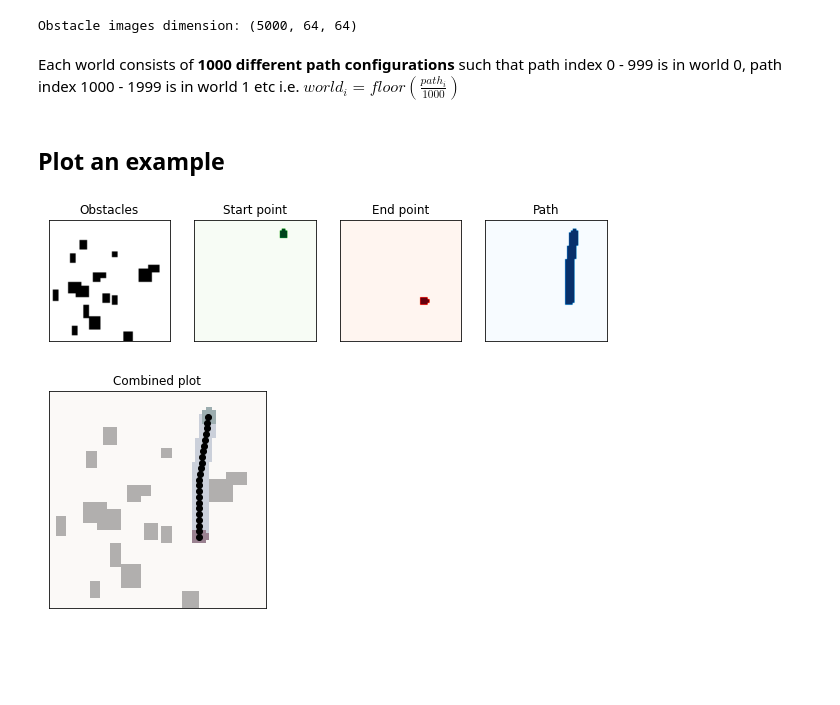
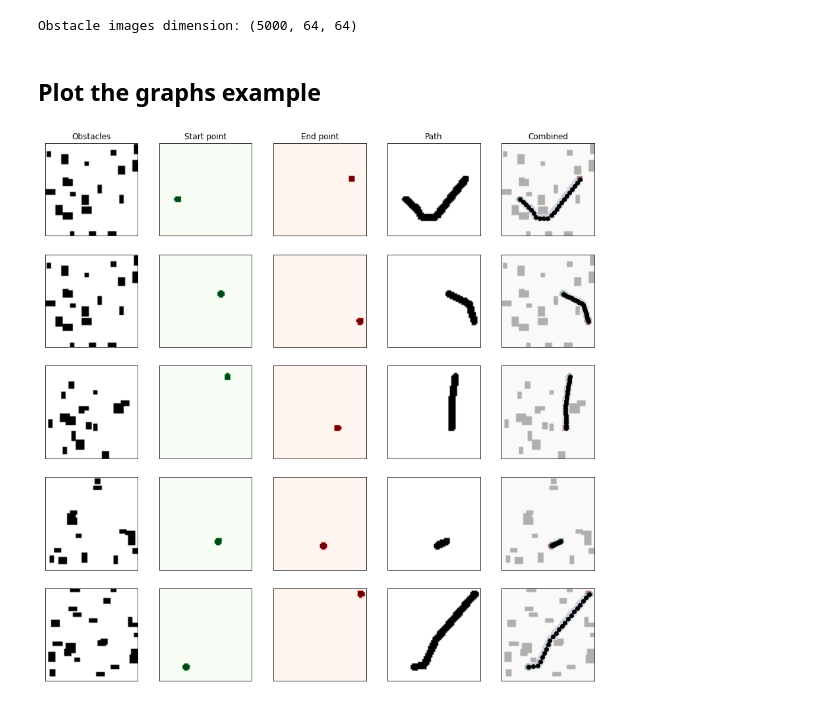
Before and after one commit to RajK853/tum-adlr-ss21-11, a Jupyter notebook: notebook/Demo_plot.ipynb, the cells around one changed output. Saved outputs shown, nothing was run; the diff lists cells and outputs as text; code cells hidden in the pictures; blank space fills up the shorter version.

```diff
--- a/notebook/Demo_plot.ipynb
+++ b/notebook/Demo_plot.ipynb
@@ -74,4 +84,2 @@ print(f"Obstacle images dimension: {obstacle_images.shape}")
 # %% [output]
 Obstacle images dimension: (5000, 64, 64)
-# %% [markdown]
-Each world consists of **1000 different path configurations** such that path index 0 - 999 is in world 0, path index 1000 - 1999 is in world 1 etc i.e. $world_i = floor(\frac{path_i}{1000})$
@@ -86,33 +86,26 @@ q_paths = q_paths.reshape(-1, n_waypoints, n_dim)
 # %% [markdown]
-## Plot an example
+## Plot the graphs example
 # %%
-path_i = np.random.choice(path_rows)
-i = np.where(path_rows==path_i)[0].item()
-world_i = path_i//n_paths_per_world
-
-_, axs = plt.subplots(nrows=1, ncols=4, figsize=(10, 10))
-axs[0].imshow(obstacle_images[world_i].T, origin='lower', extent=extent, cmap='binary')
-axs[1].imshow(start_images[i].T, origin='lower', extent=extent, cmap='Greens')
-axs[2].imshow(end_images[i].T, origin='lower', extent=extent, cmap='Reds')
-axs[3].imshow(path_images[i].T, origin='lower', extent=extent, cmap='Blues')
-# Set titles and remove x/y ticks
-for (ax, title) in zip(axs, ("Obstacles", "Start point", "End point", "Path")) :
-    ax.set_title(title)
-    ax.set_xticks([])
-    ax.set_yticks([])
+nrows = min(5, len(path_rows))             # Only plot the first N graphs
+_, axs = plt.subplots(nrows=nrows, ncols=5, figsize=(3*nrows, 15))
+for i in range(nrows):
+    world_i = path_rows[i]//n_paths_per_world
+    axs[i, 0].imshow(obstacle_images[world_i].T, origin='lower', extent=extent, cmap='binary')
+    axs[i, 1].imshow(start_images[i].T, origin='lower', extent=extent, cmap='Greens')
+    axs[i, 2].imshow(end_images[i].T, origin='lower', extent=extent, cmap='Reds')
+    axs[i, 3].imshow(path_images[i].T, origin='lower', extent=extent, cmap='binary')
+    # COmbined plot
+    axs[i, 4].imshow(obstacle_images[world_i].T, origin='lower', extent=extent, cmap='binary')
+    axs[i, 4].imshow(start_images[i].T, origin='lower', extent=extent, cmap='Greens', alpha=0.4)
+    axs[i, 4].imshow(end_images[i].T, origin='lower', extent=extent, cmap='Reds', alpha=0.4)
+    axs[i, 4].imshow(path_images[i].T, origin='lower', extent=extent, cmap='Blues', alpha=0.2)
+    axs[i, 4].plot(*q_paths[i].T, color='k', marker='o')
+    # Set titles and remove x/y ticks
+    for (ax, title) in zip(axs[i], ("Obstacles", "Start point", "End point", "Path", "Combined")) :
+        if i == 0:
+            ax.set_title(title)
+        ax.set_xticks([])
+        ax.set_yticks([])
 plt.show()
 # %% [output]
-[figure, old version]
+[figure, new version]
-# %%
-fig, ax = plt.subplots()
-ax.imshow(obstacle_images[world_i].T, origin='lower', extent=extent, cmap='binary')
-ax.imshow(start_images[i].T, origin='lower', extent=extent, cmap='Greens', alpha=0.4)
-ax.imshow(end_images[i].T, origin='lower', extent=extent, cmap='Reds', alpha=0.4)
-ax.imshow(path_images[i].T, origin='lower', extent=extent, cmap='Blues', alpha=0.2)
-ax.plot(*q_paths[i].T, color='k', marker='o')
-plt.title("Combined plot")
-plt.xticks([])
-plt.yticks([])
-plt.show()
-# %% [output]
-[figure, removed]
```
Also changed, not shown: parts of 10 cells of this notebook.
